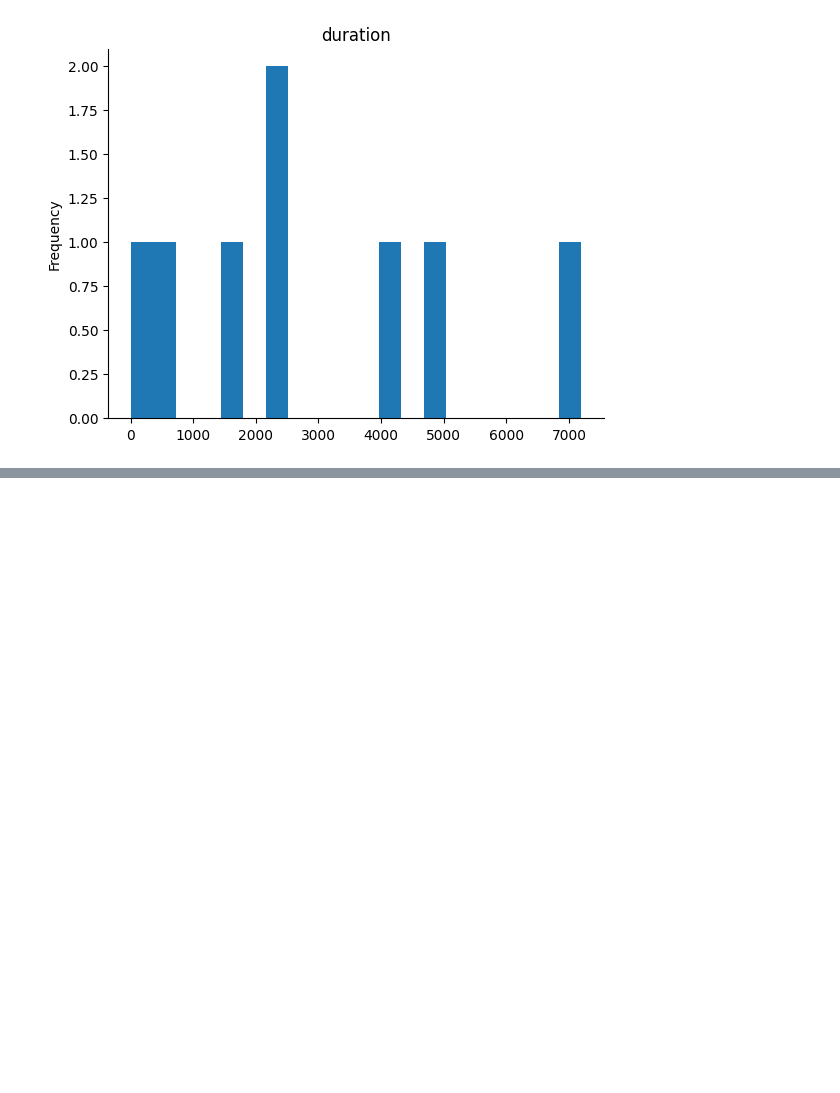
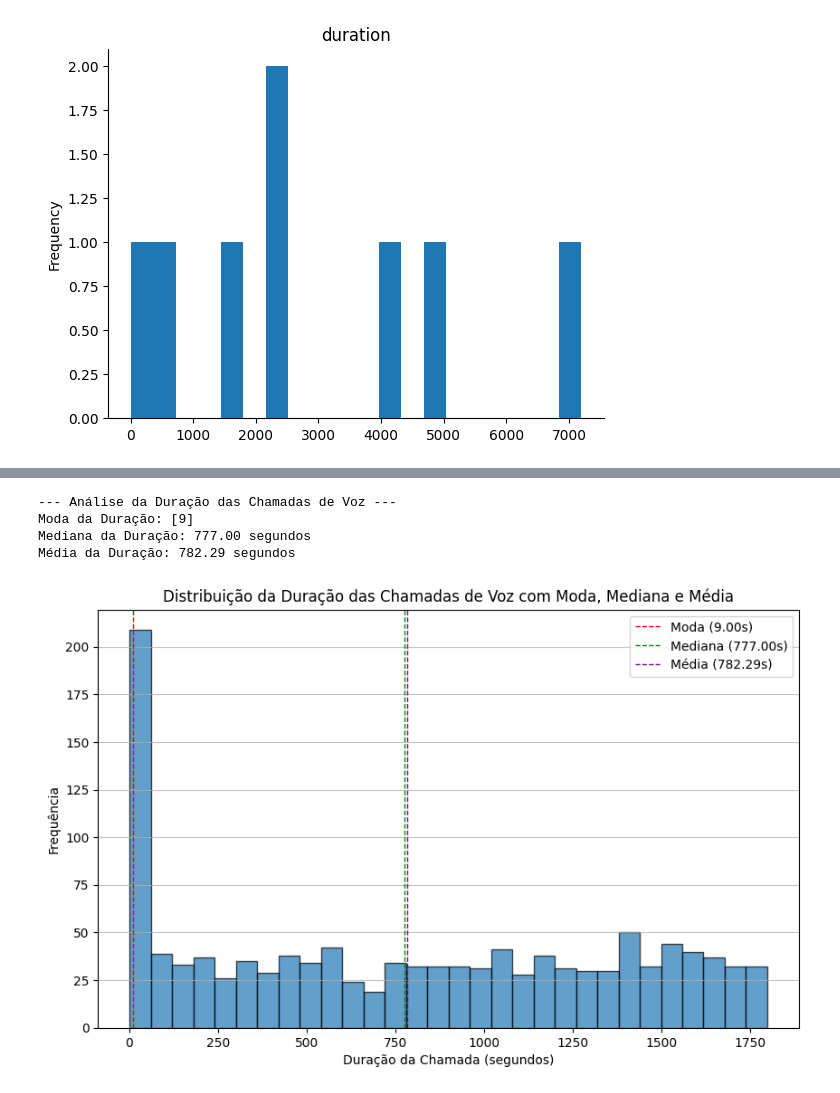
Before and after one commit to AntonioJorg/CDR, a Jupyter notebook: Gerador_CDR_aleatorio.ipynb, the cells around one changed output, grey strips where cells are left out. Saved outputs shown, nothing was run; the diff lists cells and outputs as text; code cells hidden in the pictures; blank space fills up the shorter version.

```diff
--- a/Gerador_CDR_aleatorio.ipynb
+++ b/Gerador_CDR_aleatorio.ipynb
@@ -437,0 +344,44 @@ Successfully installed torch_geometric-2.6.1
+# %%
+# Filtrar o DataFrame para incluir apenas registros de voz
+df_voz = df_cdr_lido[df_cdr_lido['recordType'] == 'VOICE'].copy()
+
+# Calcular moda, mediana e média da duração das chamadas de voz
+moda_duracao_voz = df_voz['duration'].mode()
+mediana_duracao_voz = df_voz['duration'].median()
+media_duracao_voz = df_voz['duration'].mean()
+
+print("\n--- Análise da Duração das Chamadas de Voz ---")
+print(f"Moda da Duração: {moda_duracao_voz.tolist()}") # mode() pode retornar múltiplos valores
+print(f"Mediana da Duração: {mediana_duracao_voz:.2f} segundos")
+print(f"Média da Duração: {media_duracao_voz:.2f} segundos")
+# %% [output]
+--- Análise da Duração das Chamadas de Voz ---
+Moda da Duração: [9]
+Mediana da Duração: 777.00 segundos
+Média da Duração: 782.29 segundos
+# %%
+import matplotlib.pyplot as plt
+
+# Crie o histograma da duração das chamadas de voz
+plt.figure(figsize=(10, 6))
+plt.hist(df_voz['duration'], bins=30, edgecolor='black', alpha=0.7)
+
+# Adicione linhas verticais para moda, mediana e média
+# A moda pode ter múltiplos valores, então iteramos sobre eles
+for mode_val in moda_duracao_voz:
+    plt.axvline(mode_val, color='red', linestyle='dashed', linewidth=1, label=f'Moda ({mode_val:.2f}s)')
+
+plt.axvline(mediana_duracao_voz, color='green', linestyle='dashed', linewidth=1, label=f'Mediana ({mediana_duracao_voz:.2f}s)')
+plt.axvline(media_duracao_voz, color='purple', linestyle='dashed', linewidth=1, label=f'Média ({media_duracao_voz:.2f}s)')
+
+# Adicione títulos e rótulos
+plt.title('Distribuição da Duração das Chamadas de Voz com Moda, Mediana e Média')
+plt.xlabel('Duração da Chamada (segundos)')
+plt.ylabel('Frequência')
+plt.legend()
+plt.grid(axis='y', alpha=0.75)
+
+# Mostre o plot
+plt.show()
+# %% [output]
+[figure, added]
```
Also changed, not shown: parts of 11 cells of this notebook.
